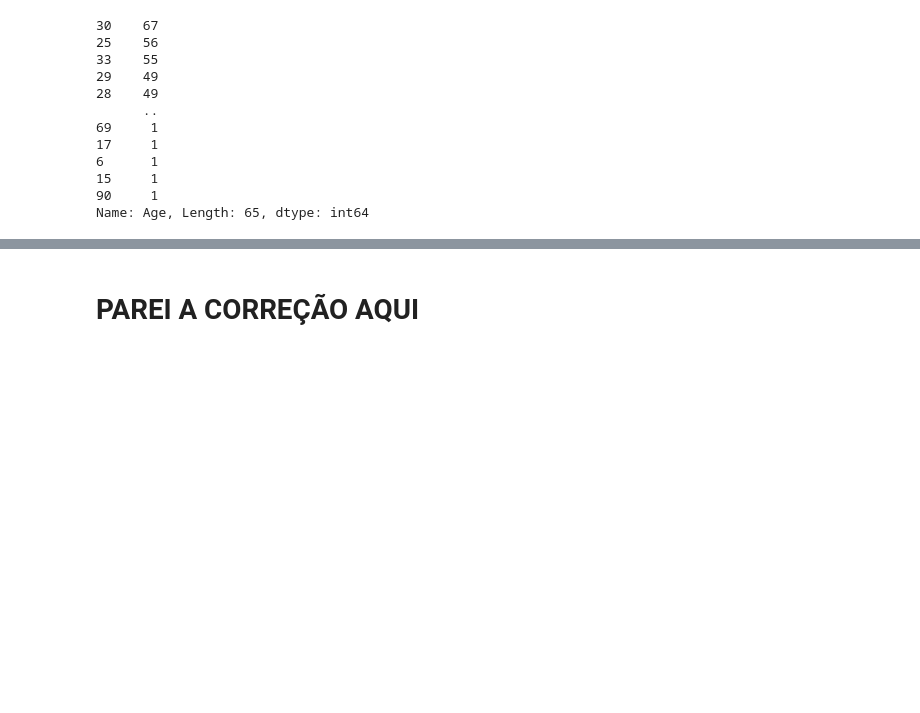
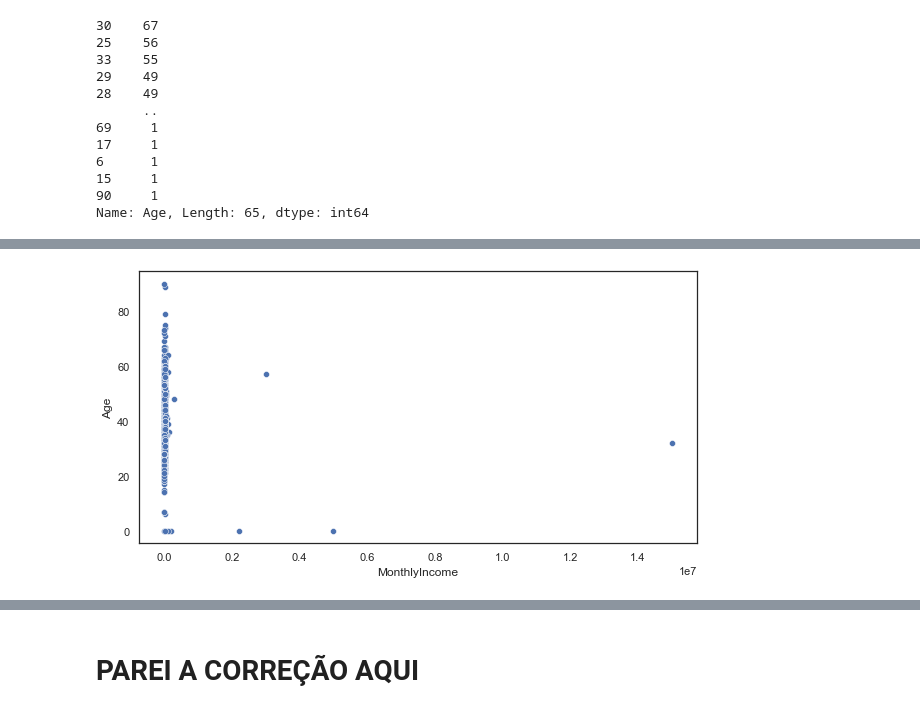
Before and after one commit to allanacardoso/warren, a Jupyter notebook: data/Análise_warren.ipynb, the cells around one changed output, grey strips where cells are left out. Drawn from its saved outputs; the diff is of its cells as text; code cells hidden in the pictures; blank space fills up the shorter version.

```diff
--- a/data/Análise_warren.ipynb
+++ b/data/Análise_warren.ipynb
@@ -350,0 +350,11 @@ Successfully installed plotly-5.3.1 tenacity-8.0.1
+# %%
+# Criando o ambiente do gráfico
+sns.set_style("white")
+plt.figure(figsize=(10, 5))
+
+# Gráfico de Dispersão
+g = sns.scatterplot(x="MonthlyIncome", y="Age",
+                    data=df_customers)
+plt.show()
+# %% [output]
+[figure, added]
```
Also changed, not shown: parts of 47 cells of this notebook.
